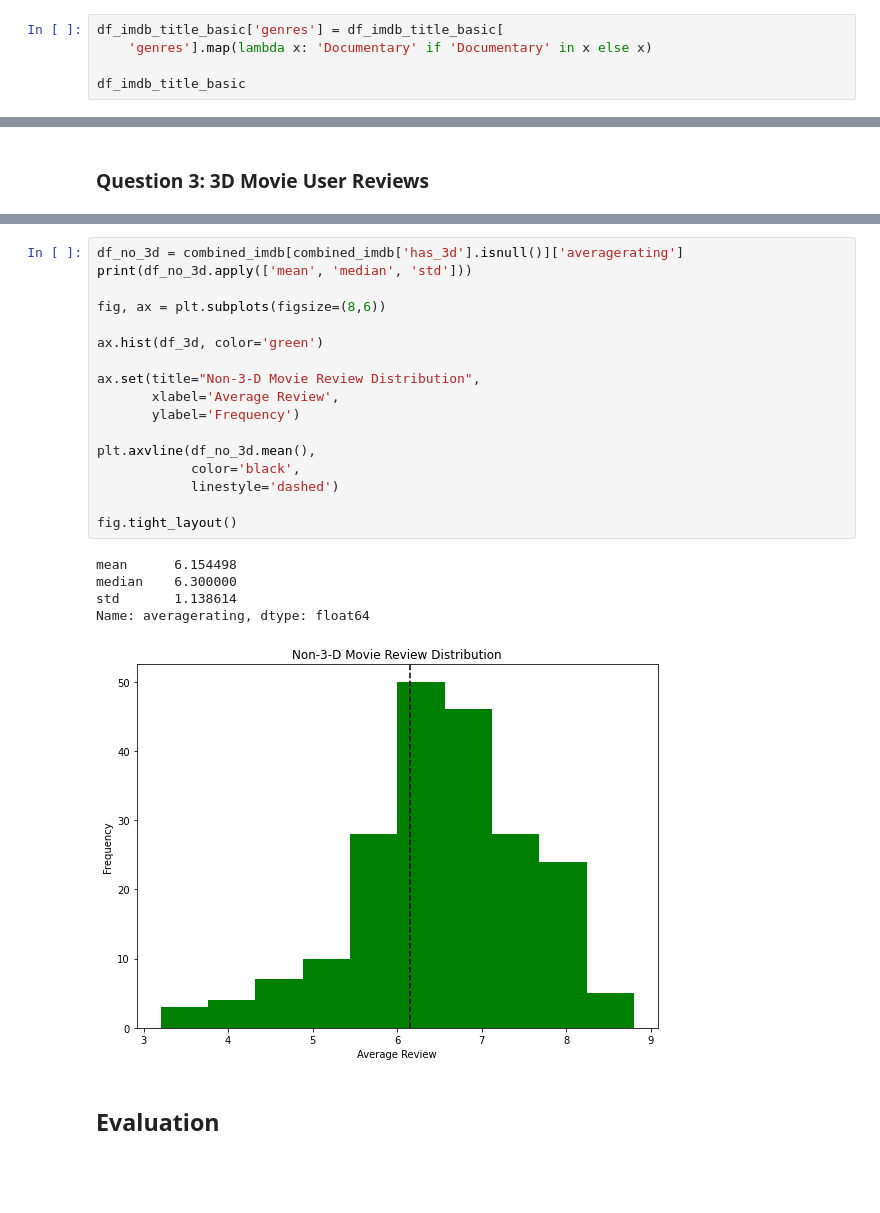
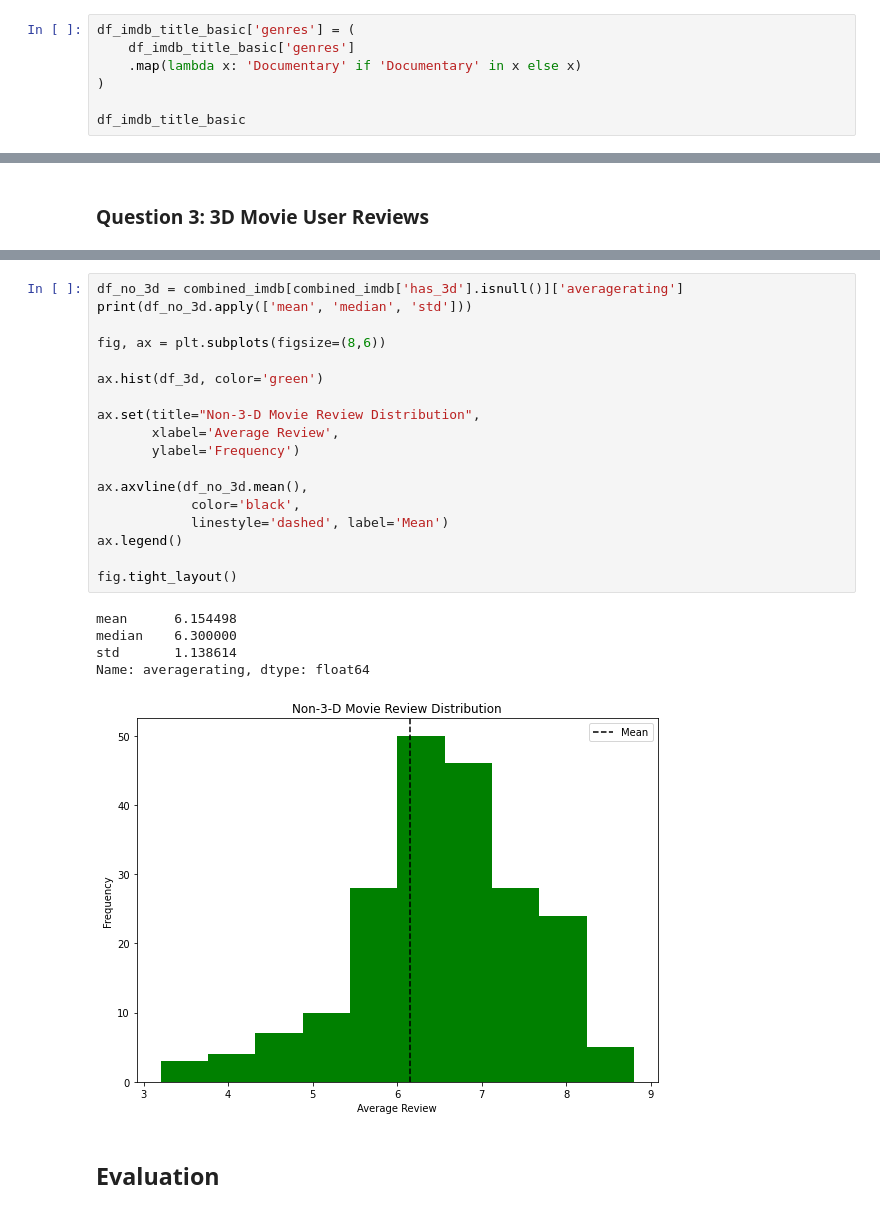
Before and after one commit to Bmdubs88/Flatiron-Project-1, a Jupyter notebook: student.ipynb, the cells around one changed output, grey strips where cells are left out. Cells and saved outputs as stored; diff of their text form; blank space fills up the shorter version.

```diff
--- a/student.ipynb
+++ b/student.ipynb
@@ -249,8 +242,10 @@ df_imdb_title_basic
 # %% [markdown]
 We will remove any movie that has "Documentary" as a descriptor as we want to only focus on movies. After that we will only select the first genre and remap that as the movies genre. The assumption is that the first categorization is likely to most apt description of the movie genre and we will use this to remove any other "non-movie" genres.
 # %%
-df_imdb_title_basic['genres'] = df_imdb_title_basic[
-    'genres'].map(lambda x: 'Documentary' if 'Documentary' in x else x)
+df_imdb_title_basic['genres'] = (
+    df_imdb_title_basic['genres']
+    .map(lambda x: 'Documentary' if 'Documentary' in x else x)
+)
 
 df_imdb_title_basic
 # %% [output]
@@ -605,26 +613,27 @@ Name: averagerating, dtype: float64
 # %%
 df_no_3d = combined_imdb[combined_imdb['has_3d'].isnull()]['averagerating']
 print(df_no_3d.apply(['mean', 'median', 'std']))
 
 fig, ax = plt.subplots(figsize=(8,6))
 
 ax.hist(df_3d, color='green')
 
 ax.set(title="Non-3-D Movie Review Distribution",
        xlabel='Average Review',
        ylabel='Frequency')
 
-plt.axvline(df_no_3d.mean(),
+ax.axvline(df_no_3d.mean(),
             color='black',
-            linestyle='dashed')
+            linestyle='dashed', label='Mean')
+ax.legend()
 
 fig.tight_layout()
 # %% [output]
 mean      6.154498
 median    6.300000
 std       1.138614
 Name: averagerating, dtype: float64
-[figure, old version]
+[figure, new version]
 # %% [markdown]
 ## Evaluation
 # %% [markdown]
```
Also changed, not shown: parts of 9 cells of this notebook, 7 other files.
